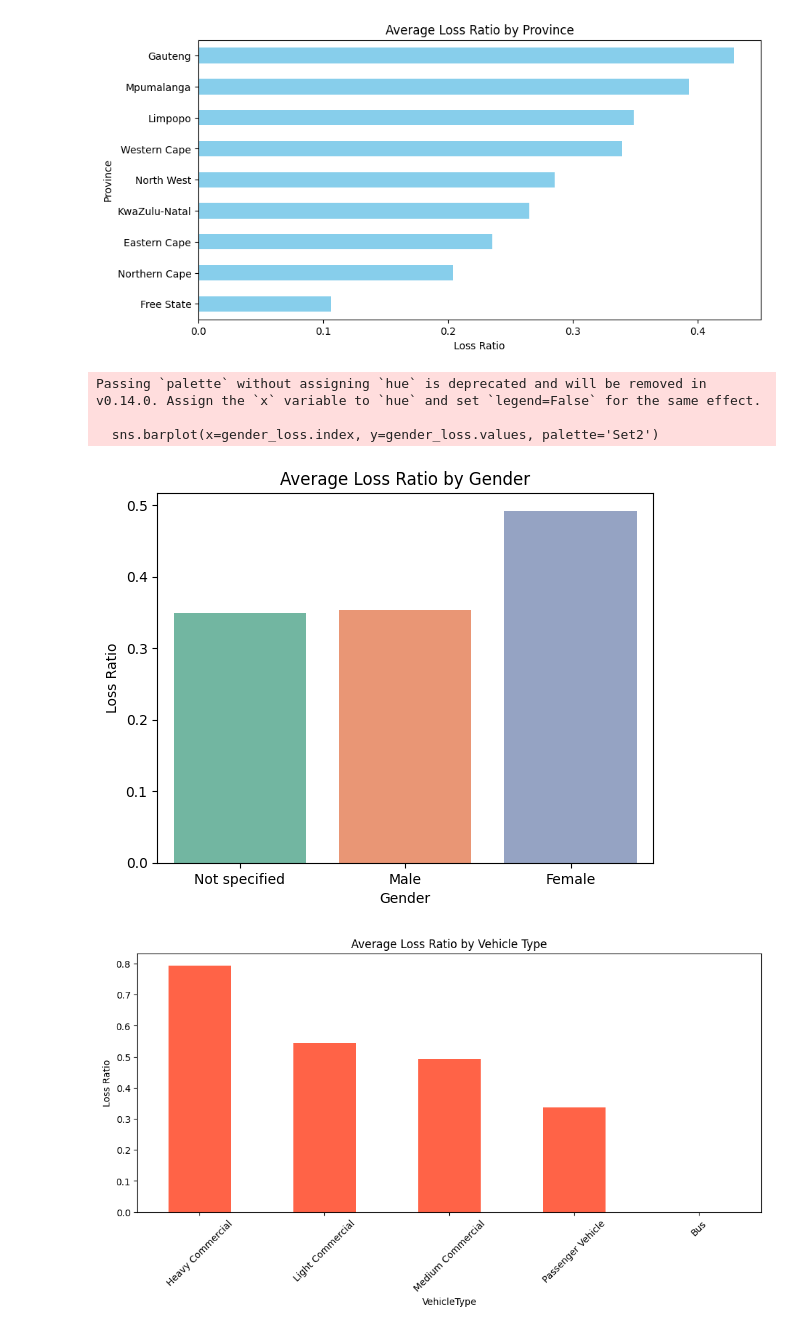
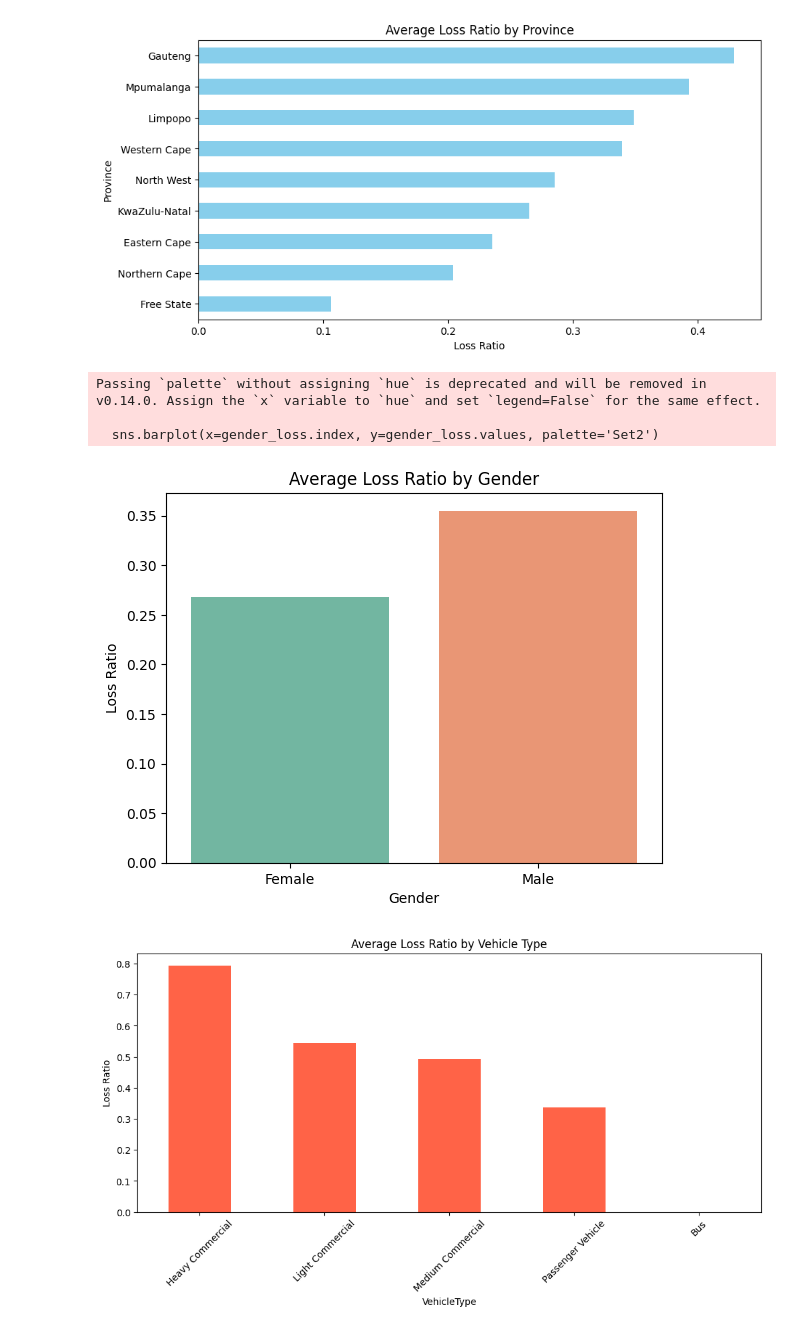
Before and after one commit to AmhaBK/insurance-risk-analytics, a Jupyter notebook: notebooks/eda.ipynb, the cells around one changed output. Cells and saved outputs as stored; diff of their text form; code cells hidden in the pictures.

```diff
--- a/notebooks/eda.ipynb
+++ b/notebooks/eda.ipynb
@@ -180,19 +180,21 @@ plt.show()
 [figure]
 # %%
 # Visualize Loss Ratio by gender
-
-gender_loss = df.groupby('Gender')['LossRatio'].mean().sort_values()
+import seaborn as sns
+import matplotlib.pyplot as plt
+gender_filtered = df[df['GenderFilled'].isin(['Male', 'Female'])]
+gender_loss = gender_filtered.groupby('GenderFilled')['LossRatio'].mean().sort_values()
 
 sns.barplot(x=gender_loss.index, y=gender_loss.values, palette='Set2')
 plt.title('Average Loss Ratio by Gender')
 plt.ylabel('Loss Ratio')
 plt.xlabel('Gender')
 plt.show()
 # %% [output]
 Passing `palette` without assigning `hue` is deprecated and will be removed in v0.14.0. Assign the `x` variable to `hue` and set `legend=False` for the same effect.
 
   sns.barplot(x=gender_loss.index, y=gender_loss.values, palette='Set2')
-[figure, old version]
+[figure, new version]
 # %%
 # Visualize Loss Ratio by vehicle type
 
```
Also changed, not shown: 2 other files.
